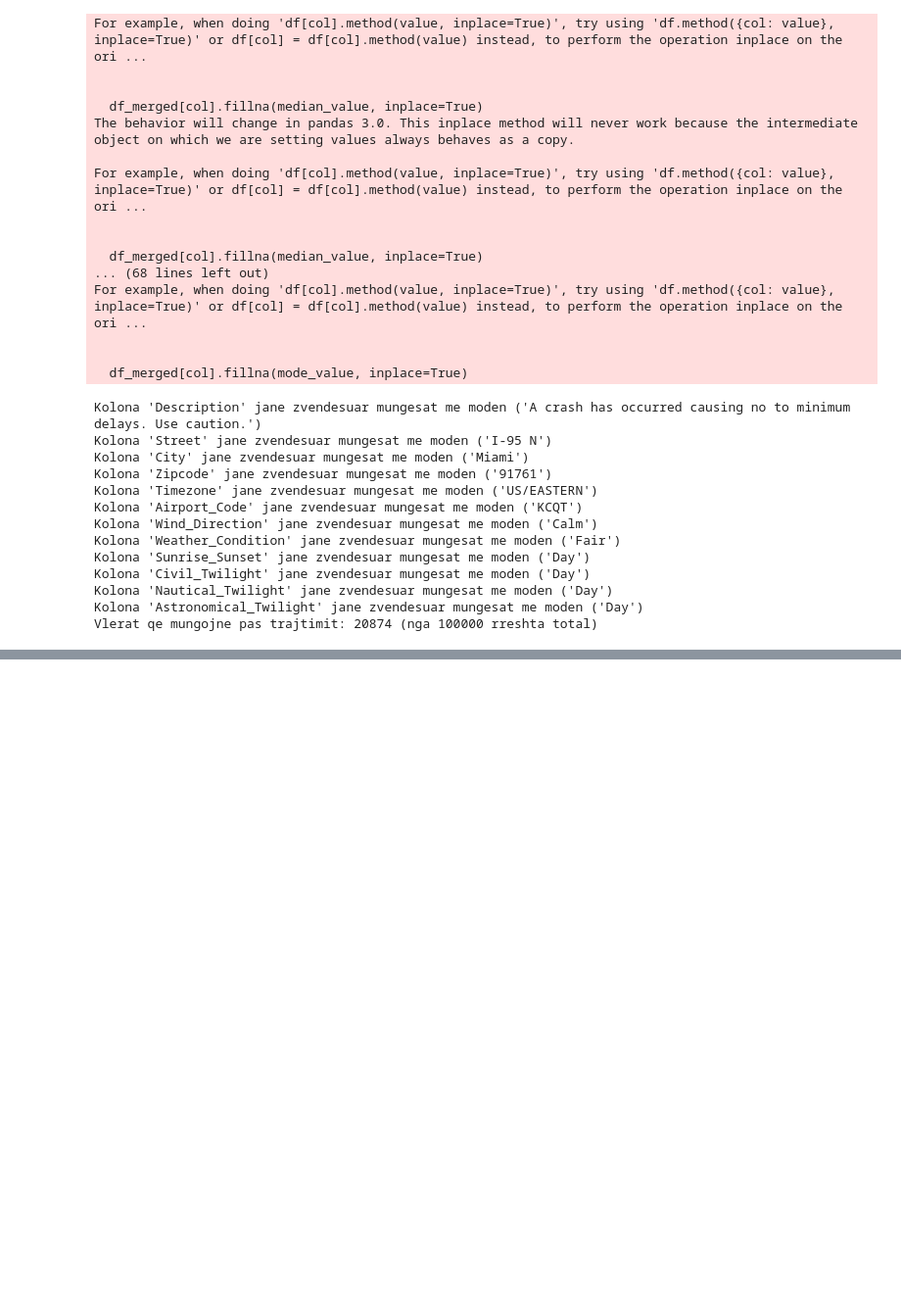
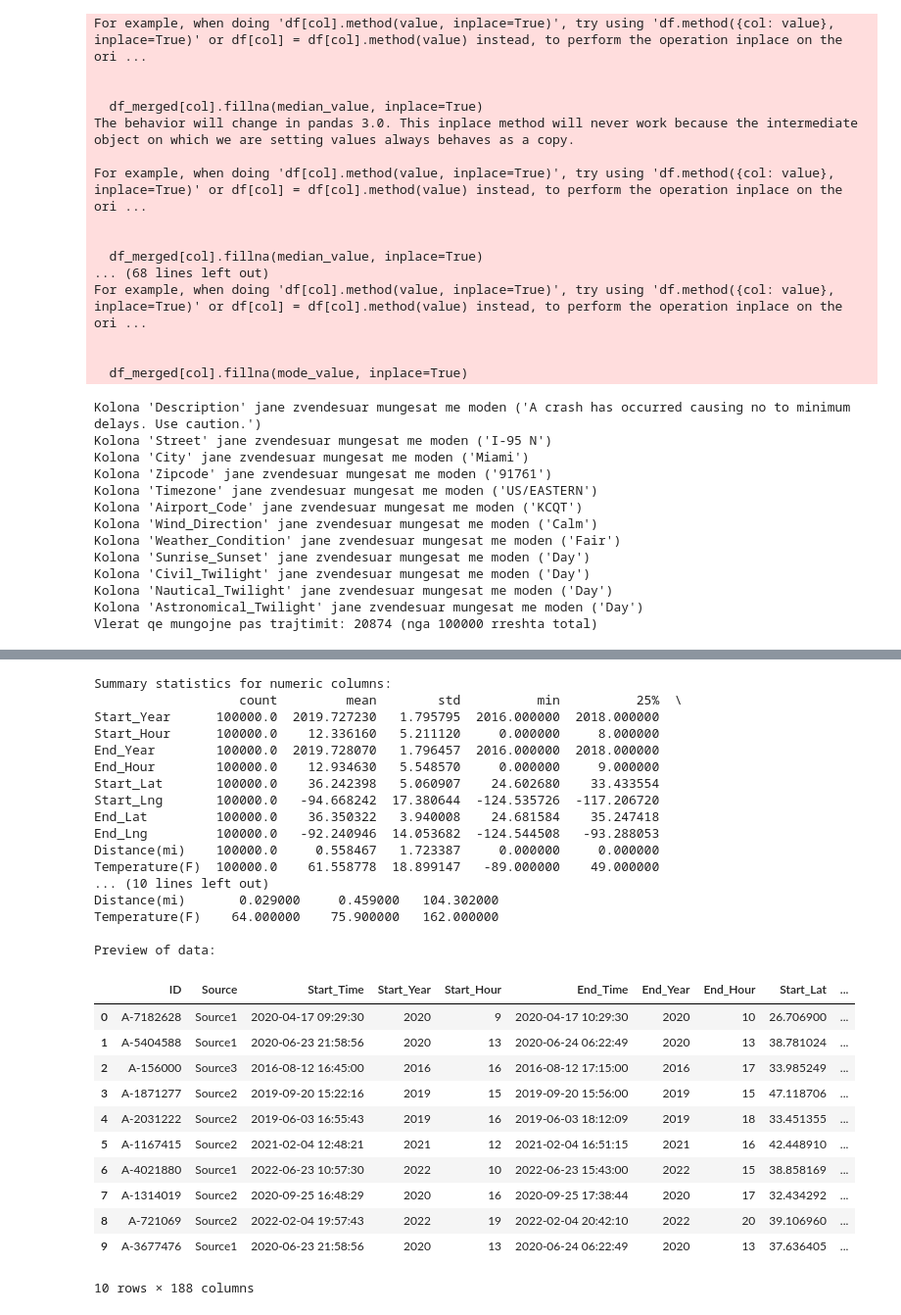
Before and after one commit to DiellzaPervetica/PVDSH_Gr15_2025, a Jupyter notebook: main.ipynb, the cells around one changed output, grey strips where cells are left out. Shown at 98% size. Drawn from its saved outputs; the diff is of its cells as text; code cells hidden in the pictures; blank space fills up the shorter version.

```diff
--- a/main.ipynb
+++ b/main.ipynb
@@ -672,0 +959,4 @@ df_disc.head(3).filter(like='_Binned')
+# %%
+df_binarized = pd.read_csv("Datasets/df_binarized.csv")
+
+df_binarized.info()
@@ -672,0 +1005,36 @@ df_disc.head(3).filter(like='_Binned')
+# %%
+print("\nSummary statistics for numeric columns:")
+print(df_binarized.describe().T.head(10))
+
+print("\nPreview of data:")
+display(df_binarized.head(10))
+# %% [output]
+Summary statistics for numeric columns:
+                   count         mean        std          min          25%  \
+Start_Year      100000.0  2019.727230   1.795795  2016.000000  2018.000000
+Start_Hour      100000.0    12.336160   5.211120     0.000000     8.000000
+End_Year        100000.0  2019.728070   1.796457  2016.000000  2018.000000
+End_Hour        100000.0    12.934630   5.548570     0.000000     9.000000
+Start_Lat       100000.0    36.242398   5.060907    24.602680    33.433554
+Start_Lng       100000.0   -94.668242  17.380644  -124.535726  -117.206720
+End_Lat         100000.0    36.350322   3.940008    24.681584    35.247418
+End_Lng         100000.0   -92.240946  14.053682  -124.544508   -93.288053
+Distance(mi)    100000.0     0.558467   1.723387     0.000000     0.000000
+Temperature(F)  100000.0    61.558778  18.899147   -89.000000    49.000000
+... (10 lines left out)
+Distance(mi)       0.029000     0.459000   104.302000
+Temperature(F)    64.000000    75.900000   162.000000
+
+Preview of data:
+|  | ID | Source | Start_Time | Start_Year | Start_Hour | End_Time | End_Year | End_Hour | Start_Lat | ... |
+| 0 | A-7182628 | Source1 | 2020-04-17 09:29:30 | 2020 | 9 | 2020-04-17 10:29:30 | 2020 | 10 | 26.706900 | ... |
+| 1 | A-5404588 | Source1 | 2020-06-23 21:58:56 | 2020 | 13 | 2020-06-24 06:22:49 | 2020 | 13 | 38.781024 | ... |
+| 2 | A-156000 | Source3 | 2016-08-12 16:45:00 | 2016 | 16 | 2016-08-12 17:15:00 | 2016 | 17 | 33.985249 | ... |
+| 3 | A-1871277 | Source2 | 2019-09-20 15:22:16 | 2019 | 15 | 2019-09-20 15:56:00 | 2019 | 15 | 47.118706 | ... |
+| 4 | A-2031222 | Source2 | 2019-06-03 16:55:43 | 2019 | 16 | 2019-06-03 18:12:09 | 2019 | 18 | 33.451355 | ... |
+| 5 | A-1167415 | Source2 | 2021-02-04 12:48:21 | 2021 | 12 | 2021-02-04 16:51:15 | 2021 | 16 | 42.448910 | ... |
+| 6 | A-4021880 | Source1 | 2022-06-23 10:57:30 | 2022 | 10 | 2022-06-23 15:43:00 | 2022 | 15 | 38.858169 | ... |
+| 7 | A-1314019 | Source2 | 2020-09-25 16:48:29 | 2020 | 16 | 2020-09-25 17:38:44 | 2020 | 17 | 32.434292 | ... |
+| 8 | A-721069 | Source2 | 2022-02-04 19:57:43 | 2022 | 19 | 2022-02-04 20:42:10 | 2022 | 20 | 39.106960 | ... |
+| 9 | A-3677476 | Source1 | 2020-06-23 21:58:56 | 2020 | 13 | 2020-06-24 06:22:49 | 2020 | 13 | 37.636405 | ... |
+10 rows × 188 columns
```
Also changed, not shown: parts of 27 cells of this notebook, 2 other files.
